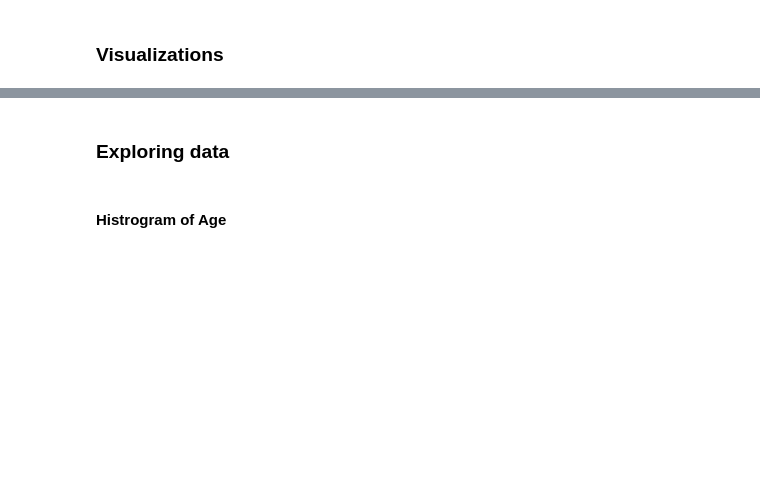
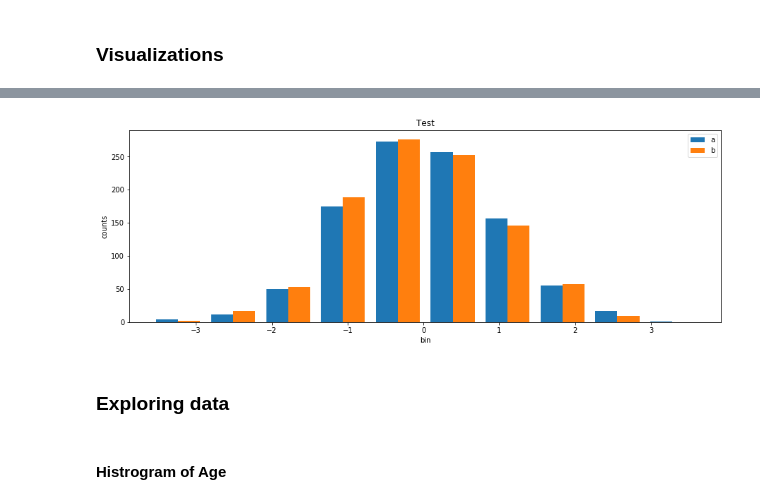
Before and after one commit to shahabeddin/GEC_Lab_IntroLevel, a Jupyter notebook: GEC_Level1_Lab1.ipynb, the cells around one changed output, grey strips where cells are left out. Drawn from its saved outputs; the diff is of its cells as text; code cells hidden in the pictures; blank space fills up the shorter version.

```diff
--- a/GEC_Level1_Lab1.ipynb
+++ b/GEC_Level1_Lab1.ipynb
@@ -144,8 +491,12 @@ plt.hist(a, bins=50);
 # %%
+plt.figure(figsize=(15,5))
 plt.hist([a,b]);
 plt.legend(["a","b"]);
-plt.xlabel("counts");
+plt.xlabel("bin");
+plt.ylabel("counts")
 plt.title("Test");
+# %% [output]
+[figure, added]
 # %% [markdown]
 ### Exploring data
 # %% [markdown]
```
Also changed, not shown: parts of 96 cells of this notebook.
